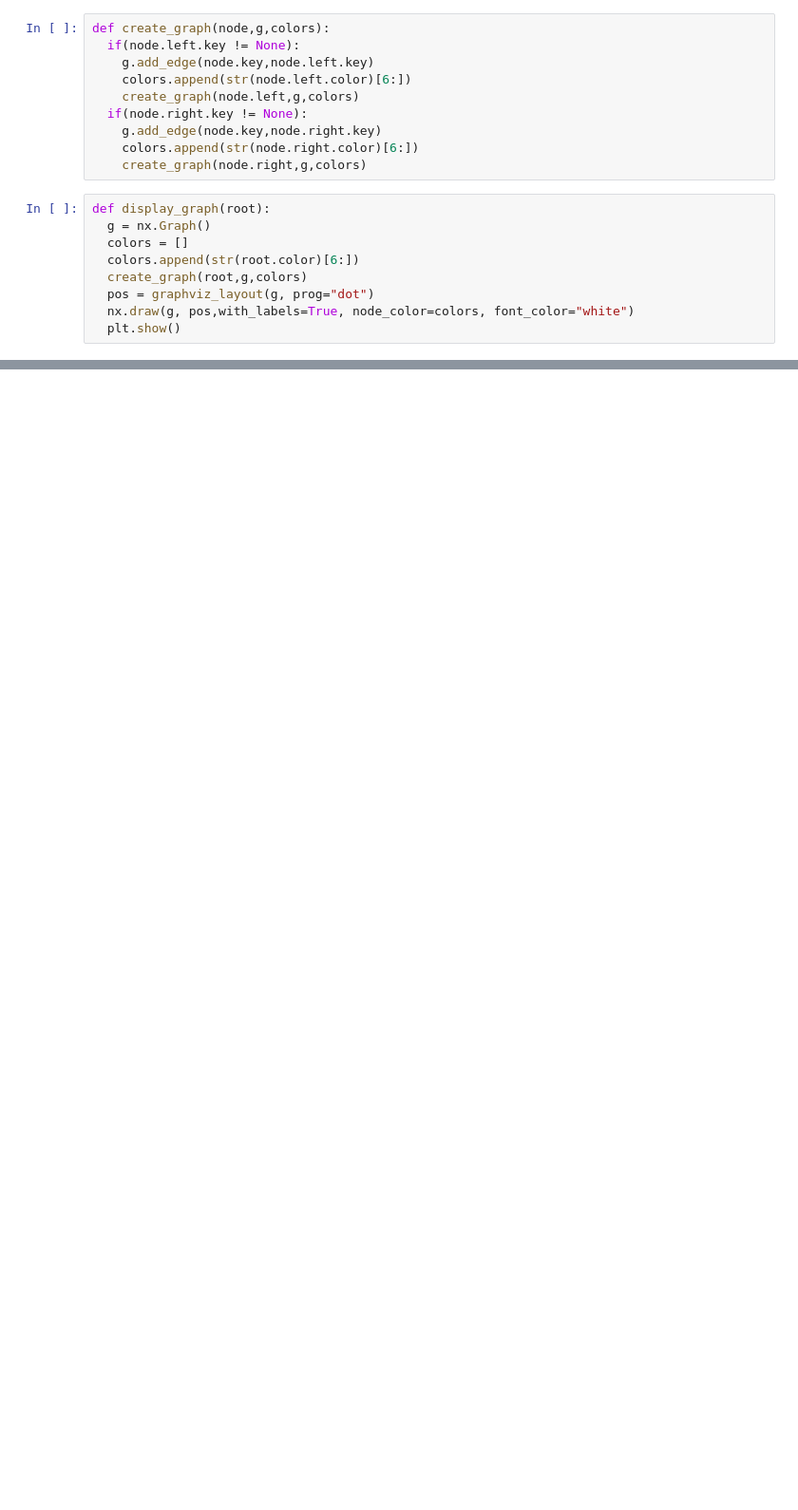
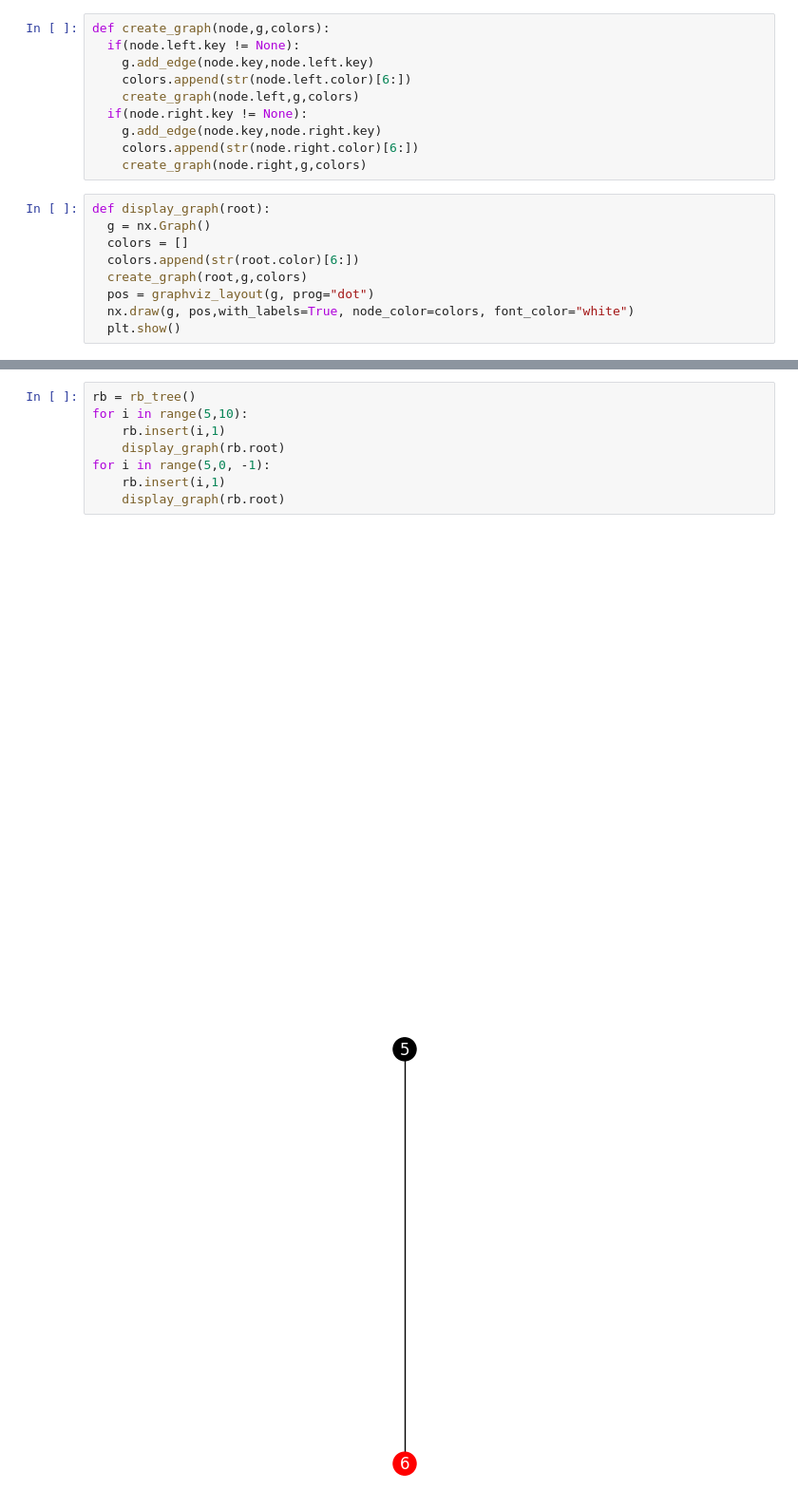
Before and after one commit to SaiPradyumn/TreeMap_implementing_RBTree_python, a Jupyter notebook: main.ipynb, the cells around one changed output, grey strips where cells are left out. Shown at 95% size. Cells and saved outputs as stored; diff of their text form; blank space fills up the shorter version.

Commit message:
Minor fixes on insert

```diff
--- a/main.ipynb
+++ b/main.ipynb
@@ -283,0 +248,11 @@ display_graph(rb.root)
+# %%
+rb = rb_tree()
+for i in range(5,10):
+    rb.insert(i,1)
+    display_graph(rb.root)
+for i in range(5,0, -1):
+    rb.insert(i,1)
+    display_graph(rb.root)
+# %% [output]
+[figure, added]
+[figure, added]
```
Also changed, not shown: parts of 7 cells of this notebook.
